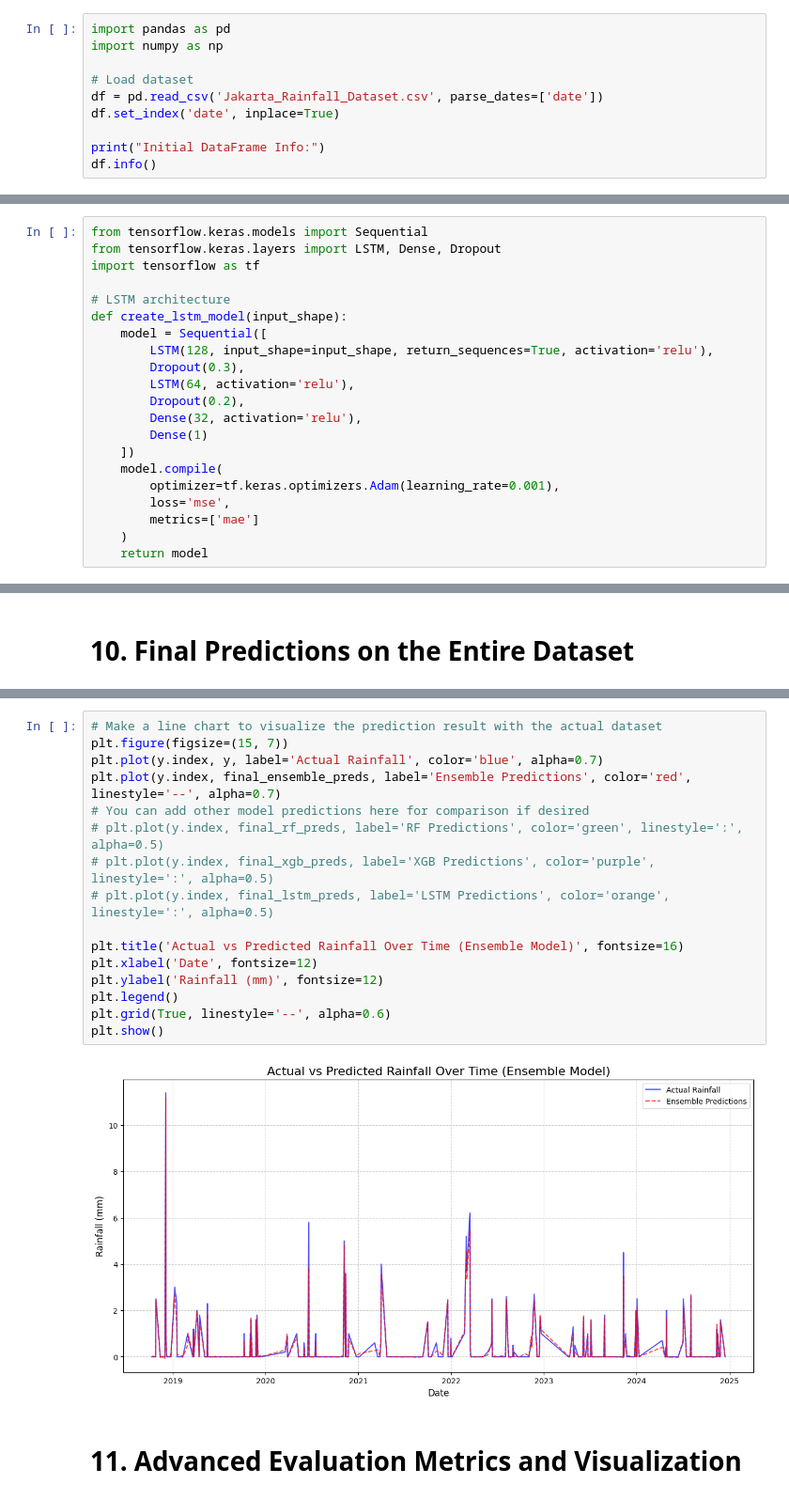
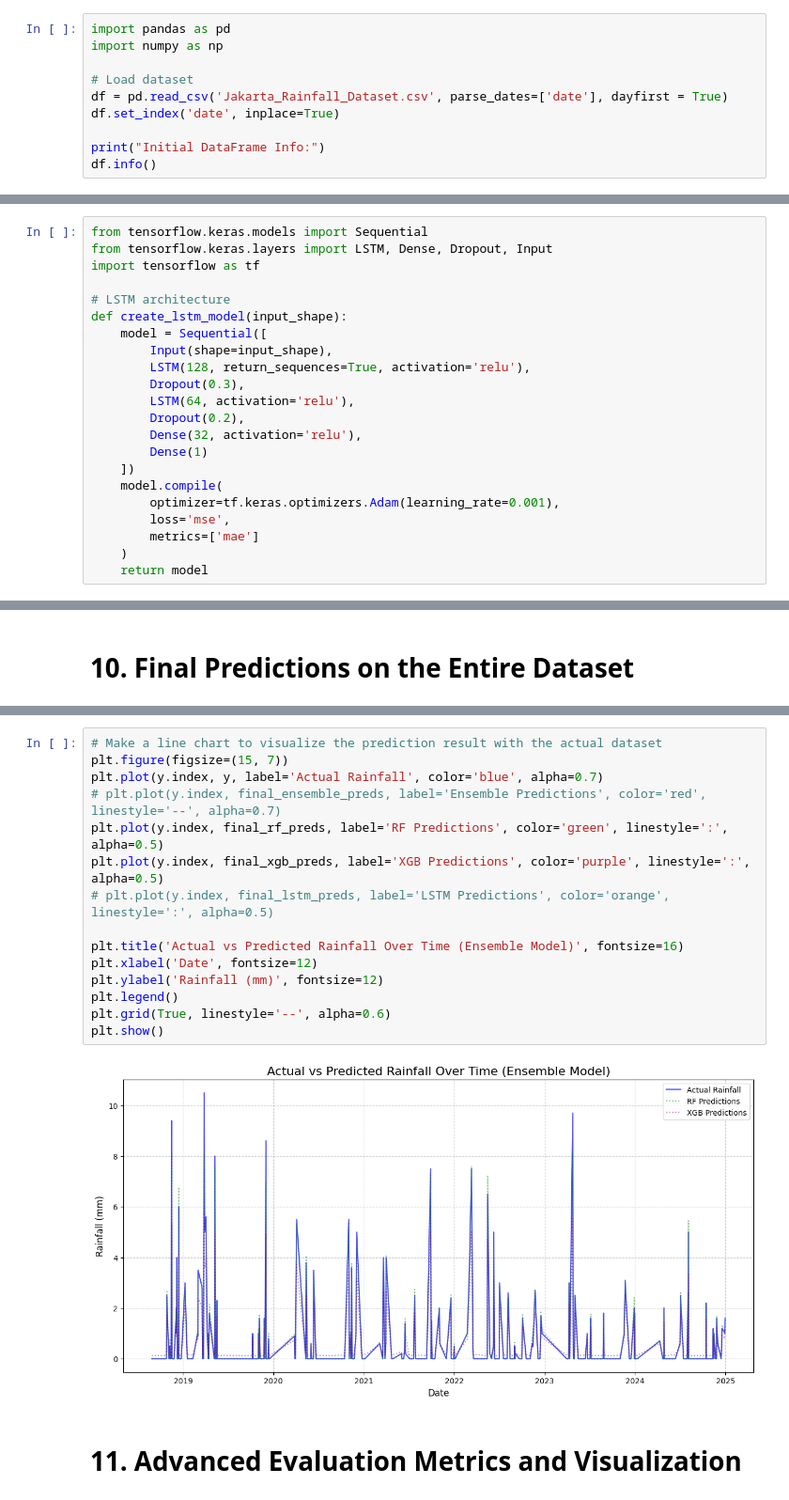
Before and after one commit to dennisonsoedibjo/Jakarta-Rainfall-Ensemble-Prediction, a Jupyter notebook: Improved_Jakarta_Rainfall_Prediction_Model.ipynb, the cells around one changed output, grey strips where cells are left out. Shown at 94% size. Cells and saved outputs as stored; diff of their text form.

```diff
--- a/Improved_Jakarta_Rainfall_Prediction_Model.ipynb
+++ b/Improved_Jakarta_Rainfall_Prediction_Model.ipynb
@@ -15,7 +15,7 @@ import pandas as pd
 import numpy as np
 
 # Load dataset
-df = pd.read_csv('Jakarta_Rainfall_Dataset.csv', parse_dates=['date'])
+df = pd.read_csv('Jakarta_Rainfall_Dataset.csv', parse_dates=['date'], dayfirst = True)
 df.set_index('date', inplace=True)
 
 print("Initial DataFrame Info:")
@@ -325,13 +322,14 @@ rf_preds, xgb_preds, lstm_preds, y_valids = [], [], [], []
 meta_features = [] # To store out-of-fold predictions for the meta-learner
 # %%
 from tensorflow.keras.models import Sequential
-from tensorflow.keras.layers import LSTM, Dense, Dropout
+from tensorflow.keras.layers import LSTM, Dense, Dropout, Input
 import tensorflow as tf
 
 # LSTM architecture
 def create_lstm_model(input_shape):
     model = Sequential([
-        LSTM(128, input_shape=input_shape, return_sequences=True, activation='relu'),
+        Input(shape=input_shape),
+        LSTM(128, return_sequences=True, activation='relu'),
         Dropout(0.3),
         LSTM(64, activation='relu'),
         Dropout(0.2),
@@ -662,21 +660,20 @@ LSTM Standalone Performance Metrics:
 # %%
 # Make a line chart to visualize the prediction result with the actual dataset
 plt.figure(figsize=(15, 7))
 plt.plot(y.index, y, label='Actual Rainfall', color='blue', alpha=0.7)
-plt.plot(y.index, final_ensemble_preds, label='Ensemble Predictions', color='red', linestyle='--', alpha=0.7)
-# You can add other model predictions here for comparison if desired
-# plt.plot(y.index, final_rf_preds, label='RF Predictions', color='green', linestyle=':', alpha=0.5)
-# plt.plot(y.index, final_xgb_preds, label='XGB Predictions', color='purple', linestyle=':', alpha=0.5)
+# plt.plot(y.index, final_ensemble_preds, label='Ensemble Predictions', color='red', linestyle='--', alpha=0.7)
+plt.plot(y.index, final_rf_preds, label='RF Predictions', color='green', linestyle=':', alpha=0.5)
+plt.plot(y.index, final_xgb_preds, label='XGB Predictions', color='purple', linestyle=':', alpha=0.5)
 # plt.plot(y.index, final_lstm_preds, label='LSTM Predictions', color='orange', linestyle=':', alpha=0.5)
 
 plt.title('Actual vs Predicted Rainfall Over Time (Ensemble Model)', fontsize=16)
 plt.xlabel('Date', fontsize=12)
 plt.ylabel('Rainfall (mm)', fontsize=12)
 plt.legend()
 plt.grid(True, linestyle='--', alpha=0.6)
 plt.show()
 # %% [output]
-[figure, old version]
+[figure, new version]
 # %% [markdown]
 # **11. Advanced Evaluation Metrics and Visualization**
 # %%
```
Also changed, not shown: parts of 16 cells of this notebook.
